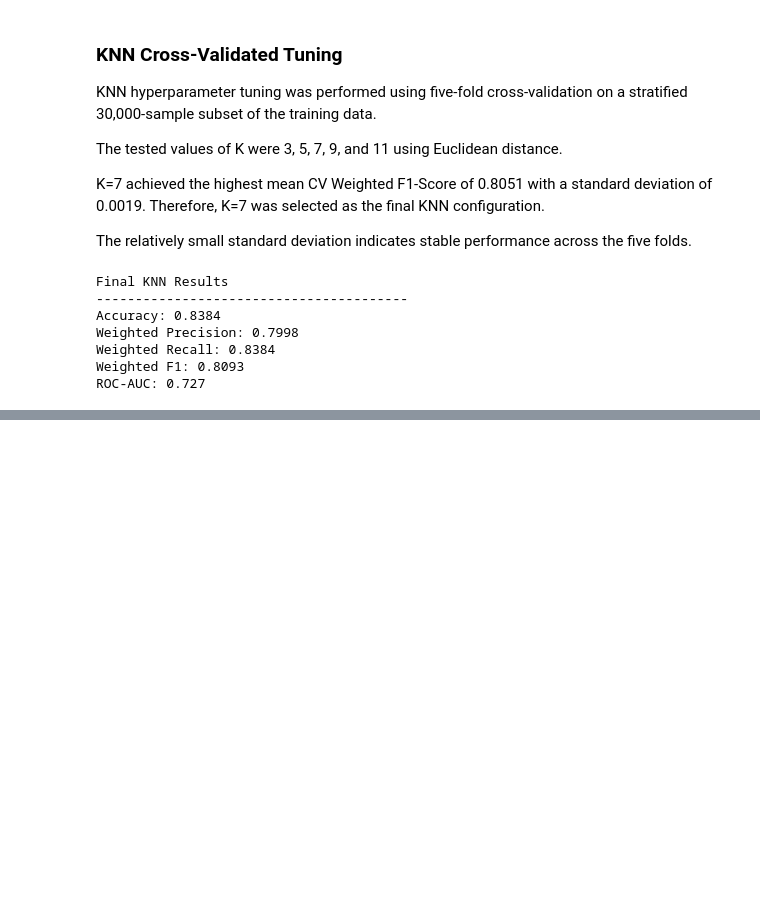
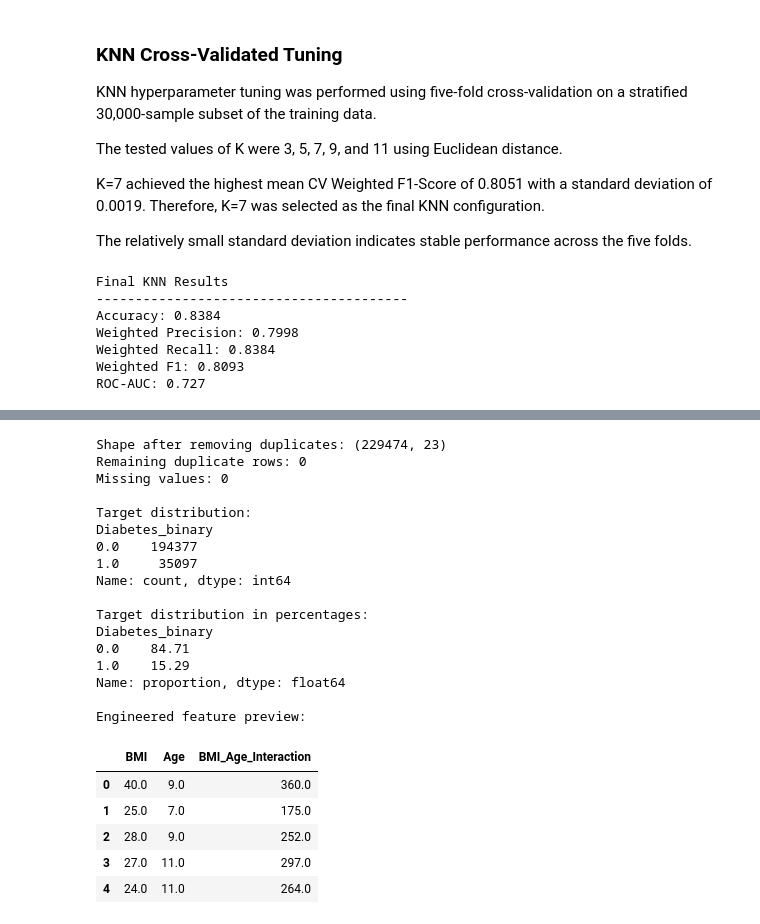
Before and after one commit to kartik815/ML-Classification-Regression-Clustering-Case-Study, a Jupyter notebook: notebooks/classification.ipynb, the cells around one changed output, grey strips where cells are left out. Saved outputs shown, nothing was run; the diff lists cells and outputs as text; code cells hidden in the pictures; blank space fills up the shorter version.

```diff
--- a/notebooks/classification.ipynb
+++ b/notebooks/classification.ipynb
@@ -2083,0 +2140,48 @@ hi
+# %%
+# Step 2: Data cleaning and feature engineering
+
+TARGET = "Diabetes_binary"
+
+# Remove exact duplicate rows
+df = df.drop_duplicates().reset_index(drop=True)
+
+# Create an engineered feature
+df["BMI_Age_Interaction"] = df["BMI"] * df["Age"]
+
+# Verify the results
+print("Shape after removing duplicates:", df.shape)
+print("Remaining duplicate rows:", df.duplicated().sum())
+print("Missing values:", df.isnull().sum().sum())
+
+print("\nTarget distribution:")
+print(df[TARGET].value_counts().sort_index())
+
+print("\nTarget distribution in percentages:")
+print((df[TARGET].value_counts(normalize=True).sort_index() * 100).round(2))
+
+print("\nEngineered feature preview:")
+display(df[["BMI", "Age", "BMI_Age_Interaction"]].head())
+# %% [output]
+Shape after removing duplicates: (229474, 23)
+Remaining duplicate rows: 0
+Missing values: 0
+
+Target distribution:
+Diabetes_binary
+0.0    194377
+1.0     35097
+Name: count, dtype: int64
+
+Target distribution in percentages:
+Diabetes_binary
+0.0    84.71
+1.0    15.29
+Name: proportion, dtype: float64
+
+Engineered feature preview:
+|  | BMI | Age | BMI_Age_Interaction |
+| 0 | 40.0 | 9.0 | 360.0 |
+| 1 | 25.0 | 7.0 | 175.0 |
+| 2 | 28.0 | 9.0 | 252.0 |
+| 3 | 27.0 | 11.0 | 297.0 |
+| 4 | 24.0 | 11.0 | 264.0 |
```
Also changed, not shown: parts of 31 cells of this notebook.
